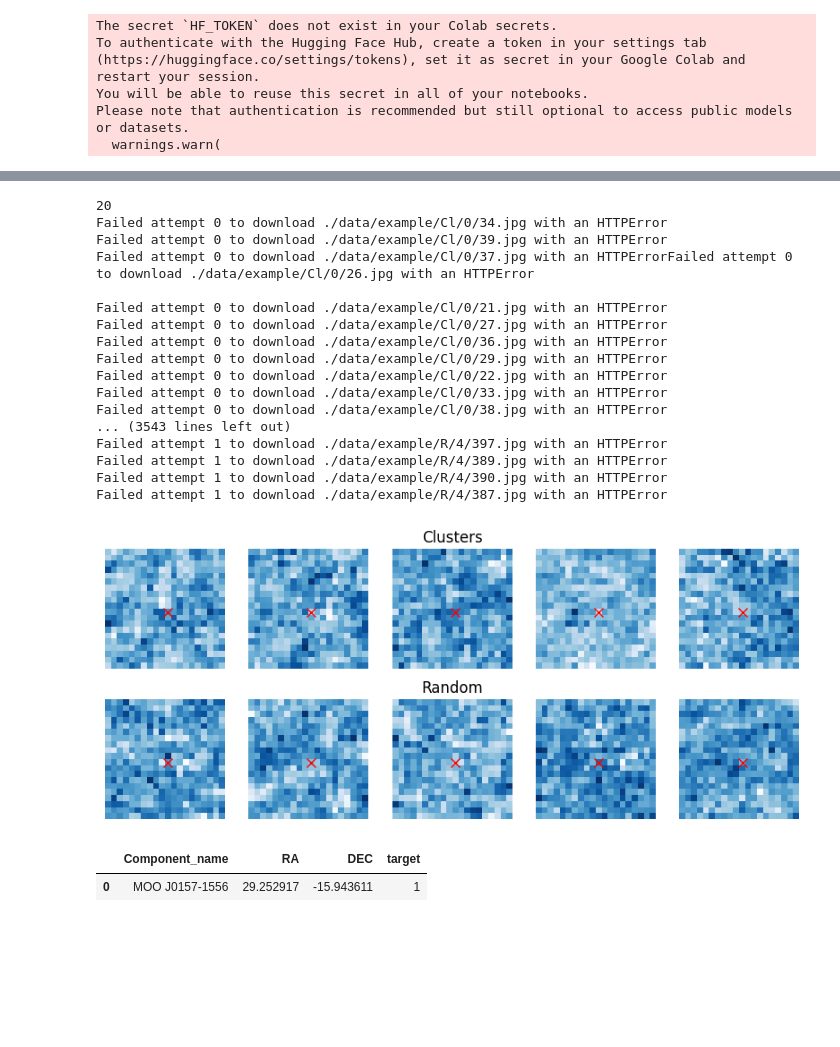
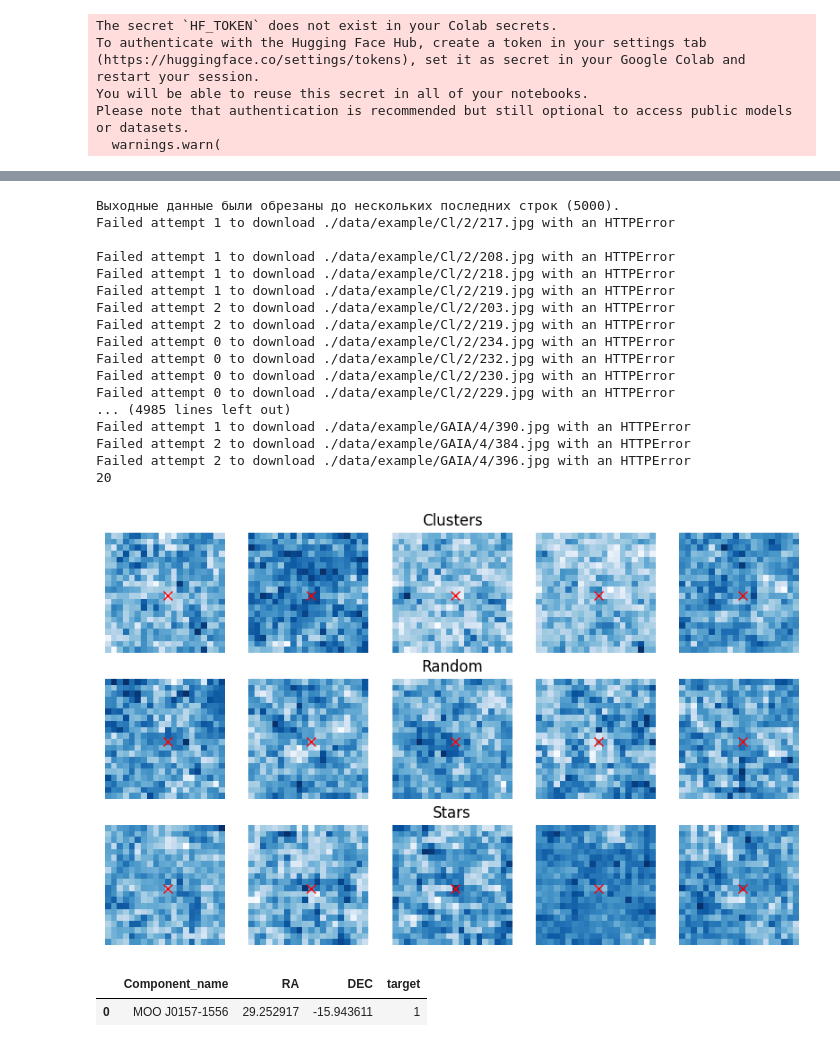
Before and after one commit to pelancha/galaxyHackers, a Jupyter notebook: notebooks/data.ipynb, the cells around one changed output, grey strips where cells are left out. Drawn from its saved outputs; the diff is of its cells as text; code cells hidden in the pictures; blank space fills up the shorter version.

Commit message:
add output of gaia in data.ipynb

```diff
--- a/notebooks/data.ipynb
+++ b/notebooks/data.ipynb
@@ -882,24 +1011,30 @@ createSegMap(0, r5.loc[1, 'RA'], r5.loc[1, 'DEC'], r5.loc[1, 'Component_name'],
 createSegMap(0, r5.loc[2, 'RA'], r5.loc[2, 'DEC'], r5.loc[2, 'Component_name'], dire = './data/example/R/2')
 createSegMap(0, r5.loc[3, 'RA'], r5.loc[3, 'DEC'], r5.loc[3, 'Component_name'], dire = './data/example/R/3')
 createSegMap(0, r5.loc[4, 'RA'], r5.loc[4, 'DEC'], r5.loc[4, 'Component_name'], dire = './data/example/R/4')
+
+createSegMap(0, gaia5.loc[0, 'RA'], gaia5.loc[0, 'DEC'], gaia5.loc[0, 'Component_name'], dire = './data/example/GAIA/0')
+createSegMap(0, gaia5.loc[1, 'RA'], gaia5.loc[1, 'DEC'], gaia5.loc[1, 'Component_name'], dire = './data/example/GAIA/1')
+createSegMap(0, gaia5.loc[2, 'RA'], gaia5.loc[2, 'DEC'], gaia5.loc[2, 'Component_name'], dire = './data/example/GAIA/2')
+createSegMap(0, gaia5.loc[3, 'RA'], gaia5.loc[3, 'DEC'], gaia5.loc[3, 'Component_name'], dire = './data/example/GAIA/3')
+createSegMap(0, gaia5.loc[4, 'RA'], gaia5.loc[4, 'DEC'], gaia5.loc[4, 'Component_name'], dire = './data/example/GAIA/4')
 # %% [output]
+Выходные данные были обрезаны до нескольких последних строк (5000).
+Failed attempt 1 to download ./data/example/Cl/2/217.jpg with an HTTPError
+
+Failed attempt 1 to download ./data/example/Cl/2/208.jpg with an HTTPError
+Failed attempt 1 to download ./data/example/Cl/2/218.jpg with an HTTPError
+Failed attempt 1 to download ./data/example/Cl/2/219.jpg with an HTTPError
+Failed attempt 2 to download ./data/example/Cl/2/203.jpg with an HTTPError
+Failed attempt 2 to download ./data/example/Cl/2/219.jpg with an HTTPError
+Failed attempt 0 to download ./data/example/Cl/2/234.jpg with an HTTPError
+Failed attempt 0 to download ./data/example/Cl/2/232.jpg with an HTTPError
+Failed attempt 0 to download ./data/example/Cl/2/230.jpg with an HTTPError
+Failed attempt 0 to download ./data/example/Cl/2/229.jpg with an HTTPError
+... (4985 lines left out)
+Failed attempt 1 to download ./data/example/GAIA/4/390.jpg with an HTTPError
+Failed attempt 2 to download ./data/example/GAIA/4/384.jpg with an HTTPError
+Failed attempt 2 to download ./data/example/GAIA/4/396.jpg with an HTTPError
 20
-Failed attempt 0 to download ./data/example/Cl/0/34.jpg with an HTTPError
-Failed attempt 0 to download ./data/example/Cl/0/39.jpg with an HTTPError
-Failed attempt 0 to download ./data/example/Cl/0/37.jpg with an HTTPErrorFailed attempt 0 to download ./data/example/Cl/0/26.jpg with an HTTPError
-
-Failed attempt 0 to download ./data/example/Cl/0/21.jpg with an HTTPError
-Failed attempt 0 to download ./data/example/Cl/0/27.jpg with an HTTPError
-Failed attempt 0 to download ./data/example/Cl/0/36.jpg with an HTTPError
-Failed attempt 0 to download ./data/example/Cl/0/29.jpg with an HTTPError
-Failed attempt 0 to download ./data/example/Cl/0/22.jpg with an HTTPError
-Failed attempt 0 to download ./data/example/Cl/0/33.jpg with an HTTPError
-Failed attempt 0 to download ./data/example/Cl/0/38.jpg with an HTTPError
-... (3543 lines left out)
-Failed attempt 1 to download ./data/example/R/4/397.jpg with an HTTPError
-Failed attempt 1 to download ./data/example/R/4/389.jpg with an HTTPError
-Failed attempt 1 to download ./data/example/R/4/390.jpg with an HTTPError
-Failed attempt 1 to download ./data/example/R/4/387.jpg with an HTTPError
 # %%
 prob_clust0 = predict_folder('./data/example/Cl/0', device=device)
 prob_clust1 = predict_folder('./data/example/Cl/1', device=device)
@@ -912,34 +1047,48 @@ prob_r1 = predict_folder('./data/example/R/1', device=device)
 prob_r2 = predict_folder('./data/example/R/2', device=device)
 prob_r3 = predict_folder('./data/example/R/3', device=device)
 prob_r4 = predict_folder('./data/example/R/4', device=device)
+
+prob_gaia0 = predict_folder('./data/example/GAIA/0', device=device)
+prob_gaia1 = predict_folder('./data/example/GAIA/1', device=device)
+prob_gaia2 = predict_folder('./data/example/GAIA/2', device=device)
+prob_gaia3 = predict_folder('./data/example/GAIA/3', device=device)
+prob_gaia4 = predict_folder('./data/example/GAIA/4', device=device)
 # %%
 import matplotlib as mpl
 from matplotlib import cm
 # %%
-fig, ax = plt.subplots(nrows=2, ncols=5, figsize=(10, 4))
+fig, ax = plt.subplots(nrows=3, ncols=5, figsize=(10, 6))
 
 ax[0, 0].imshow(prob_clust0.reshape(20,20), cmap = cm.Blues)
 ax[0, 1].imshow(prob_clust1.reshape(20,20), cmap = cm.Blues)
 ax[0, 2].imshow(prob_clust2.reshape(20,20), cmap = cm.Blues)
 ax[0, 3].imshow(prob_clust3.reshape(20,20), cmap = cm.Blues)
 ax[0, 4].imshow(prob_clust4.reshape(20,20), cmap = cm.Blues)
 
 ax[0, 2].set_title('Clusters')
 ax[1, 2].set_title('Random')
+ax[2, 2].set_title('Stars')
 
 ax[1, 0].imshow(prob_r0.reshape(20,20), cmap = cm.Blues)
 ax[1, 1].imshow(prob_r1.reshape(20,20), cmap = cm.Blues)
 ax[1, 2].imshow(prob_r2.reshape(20,20), cmap = cm.Blues)
 ax[1, 3].imshow(prob_r3.reshape(20,20), cmap = cm.Blues)
 ax[1, 4].imshow(prob_r4.reshape(20,20), cmap = cm.Blues)
-for j in range(2):
+
+ax[2, 0].imshow(prob_gaia0.reshape(20,20), cmap = cm.Blues)
+ax[2, 1].imshow(prob_gaia1.reshape(20,20), cmap = cm.Blues)
+ax[2, 2].imshow(prob_gaia2.reshape(20,20), cmap = cm.Blues)
+ax[2, 3].imshow(prob_gaia3.reshape(20,20), cmap = cm.Blues)
+ax[2, 4].imshow(prob_gaia4.reshape(20,20), cmap = cm.Blues)
+
+for j in range(3):
     for i in range(5):
         ax[j, i].axis('off')
         ax[j, i].plot(10, 10, 'x', ms=7, color='red')
 
 plt.show()
 # %% [output]
-[figure, old version]
+[figure, new version]
 # %%
 folderlocation = './data/example/Big'
 
```
Also changed, not shown: parts of 32 cells of this notebook.
